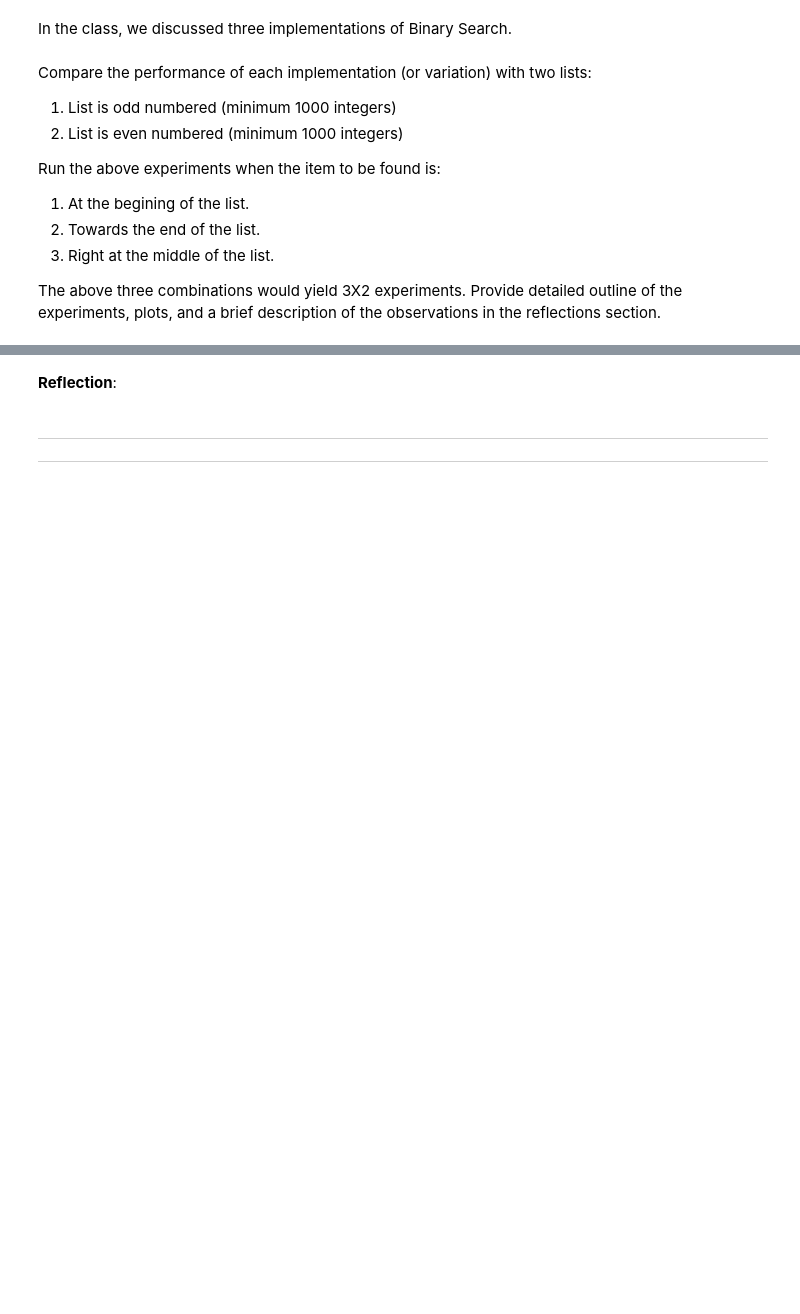
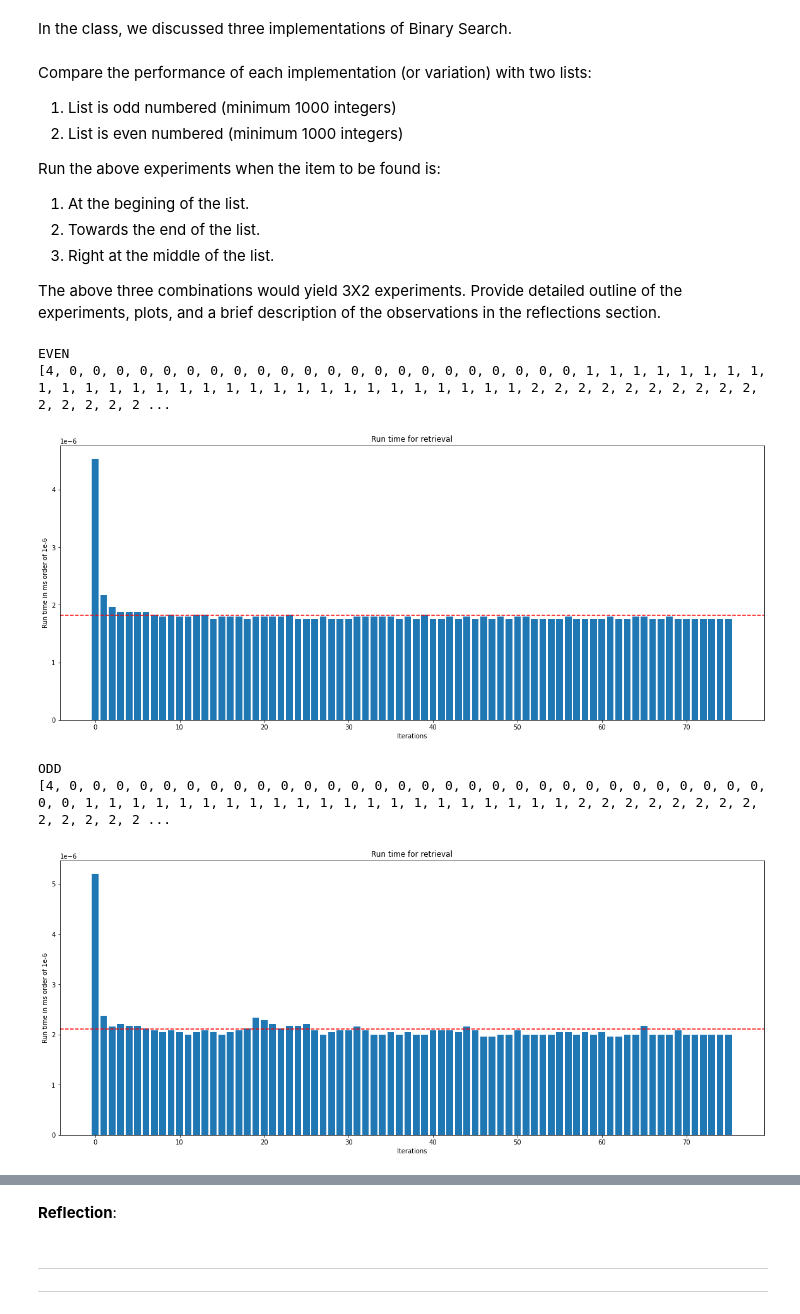
Before and after one commit to saboorah/CS2XC3, a Jupyter notebook: Lab_II.ipynb, the cells around one changed output, grey strips where cells are left out. Cells and saved outputs as stored; diff of their text form; code cells hidden in the pictures; blank space fills up the shorter version.

```diff
--- a/Lab_II.ipynb
+++ b/Lab_II.ipynb
@@ -263,0 +482,73 @@ The above three combinations would yield 3X2 experiments. Provide detailed outli
+# %%
+### craete even and odd list ###
+
+def even_odd_lists():
+    length = random.randint(1000,5000)
+
+    if (length % 2) == 0:
+        even = create_custom_list(length,100)
+        odd = create_custom_list(length+1,100)
+    else:
+        odd = create_custom_list(length, 100)
+        even = create_custom_list(length+1,100)
+
+    e = InsertionSort(even)
+    even = e.get_sorted()
+    o = InsertionSort(odd)
+    odd = o.get_sorted()
+    return (even,odd)
+# %%
+##--binary search 2--item at begining--##
+
+##place item at start
+
+
+#get even and od lists
+
+e_o = even_odd_lists()
+even = e_o[0]
+odd = e_o[1]
+
+#decide item to find
+item = random.randint(0,100)
+
+#place at begining
+even[0] = item
+odd[0] = item
+
+#expieriment
+run_times1 = []
+run_times2 = []
+
+
+print("EVEN")
+print(even)
+
+for i in range(runs):
+    #list2 = InsertionSort(near_sorted)
+    start = timeit.default_timer()
+    binary_search_2(even,item)
+    stop = timeit.default_timer()
+    run_times1.append(stop-start)
+
+draw_plot(run_times1)
+
+print("ODD")
+print(odd)
+
+for j in range(runs):
+    #list3 = InsertionSort(unsorted)
+    start = timeit.default_timer()
+    binary_search_2(odd,item)
+    stop = timeit.default_timer()
+    run_times2.append(stop-start)
+
+
+draw_plot(run_times2)
+# %% [output]
+EVEN
+[4, 0, 0, 0, 0, 0, 0, 0, 0, 0, 0, 0, 0, 0, 0, 0, 0, 0, 0, 0, 0, 0, 0, 1, 1, 1, 1, 1, 1, 1, 1, 1, 1, 1, 1, 1, 1, 1, 1, 1, 1, 1, 1, 1, 1, 1, 1, 1, 1, 1, 1, 1, 2, 2, 2, 2, 2, 2, 2, 2, 2, 2, 2, 2, 2, 2, 2 ...
+[figure, added]
+ODD
+[4, 0, 0, 0, 0, 0, 0, 0, 0, 0, 0, 0, 0, 0, 0, 0, 0, 0, 0, 0, 0, 0, 0, 0, 0, 0, 0, 0, 0, 0, 0, 0, 0, 1, 1, 1, 1, 1, 1, 1, 1, 1, 1, 1, 1, 1, 1, 1, 1, 1, 1, 1, 1, 1, 2, 2, 2, 2, 2, 2, 2, 2, 2, 2, 2, 2, 2 ...
+[figure, added]
```
Also changed, not shown: parts of 14 cells of this notebook.
